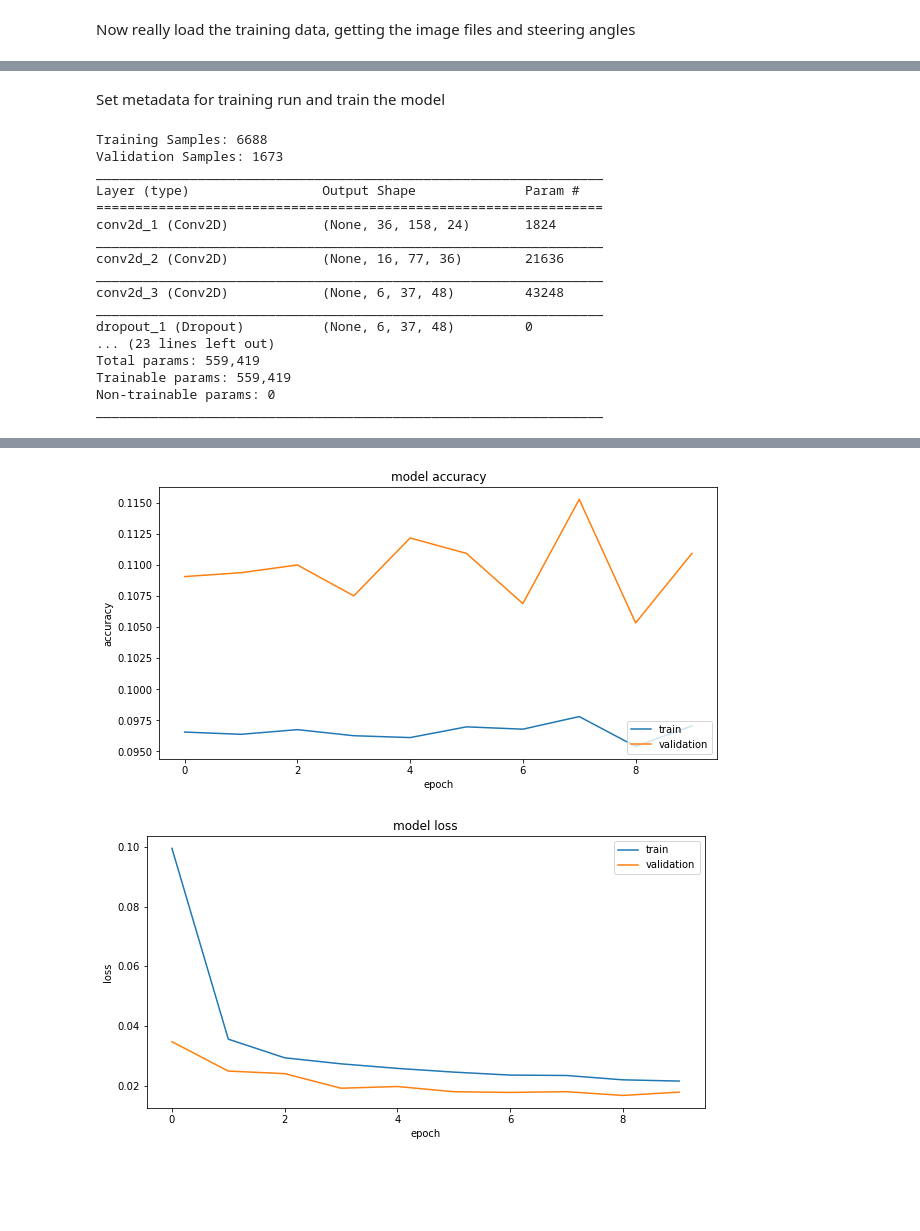
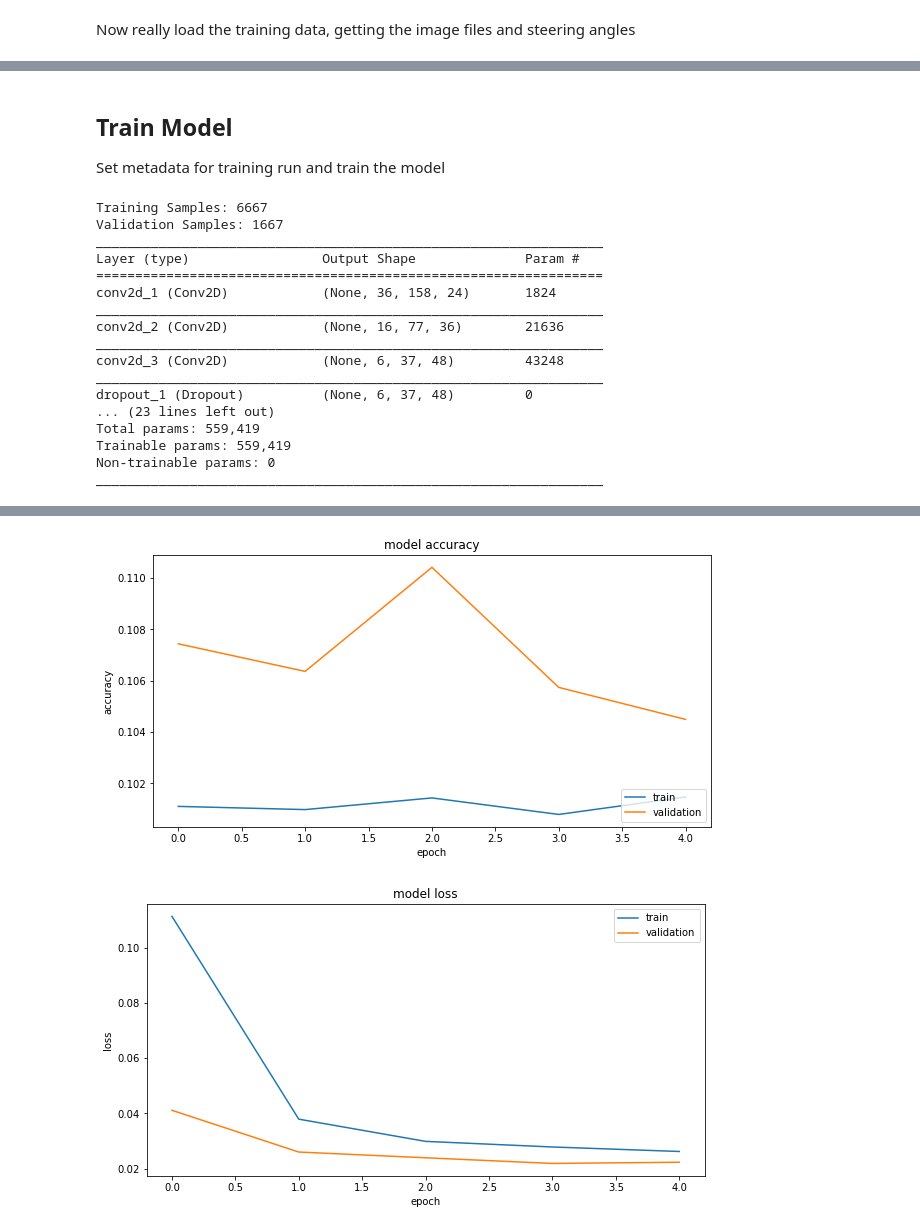
Before and after one commit to gojira/CarND-Behavioral-Cloning-P3, a Jupyter notebook: Train.ipynb, the cells around one changed output, grey strips where cells are left out. Saved outputs shown, nothing was run; the diff lists cells and outputs as text; code cells hidden in the pictures; blank space fills up the shorter version.

```diff
--- a/Train.ipynb
+++ b/Train.ipynb
@@ -83,6 +84,8 @@ plt.hist(steering)
  <a list of 10 Patch objects>)
 [figure]
 # %% [markdown]
+## Train Model
+
 Set metadata for training run and train the model
 # %%
 # Image processing params
@@ -101,14 +104,14 @@ args.batch_norm = False
 args.validation_split = 0.2
 
 # Output params
-args.save_directory = 'model10'
+args.save_directory = 'model'
 
 (model, history) = train_model(image_files, steering, args)
 save_model_files(model, history, args)
 plot_training_history(history.history)
 # %% [output]
-Training Samples: 6688
-Validation Samples: 1673
+Training Samples: 6667
+Validation Samples: 1667
 _________________________________________________________________
 Layer (type)                 Output Shape              Param #
 =================================================================
@@ -147,2 +140,2 @@ Epoch 10/10
-[figure, old version]
+[figure, new version]
-[figure, old version]
+[figure, new version]
```
Also changed, not shown: parts of 9 cells of this notebook, 2 other files.
